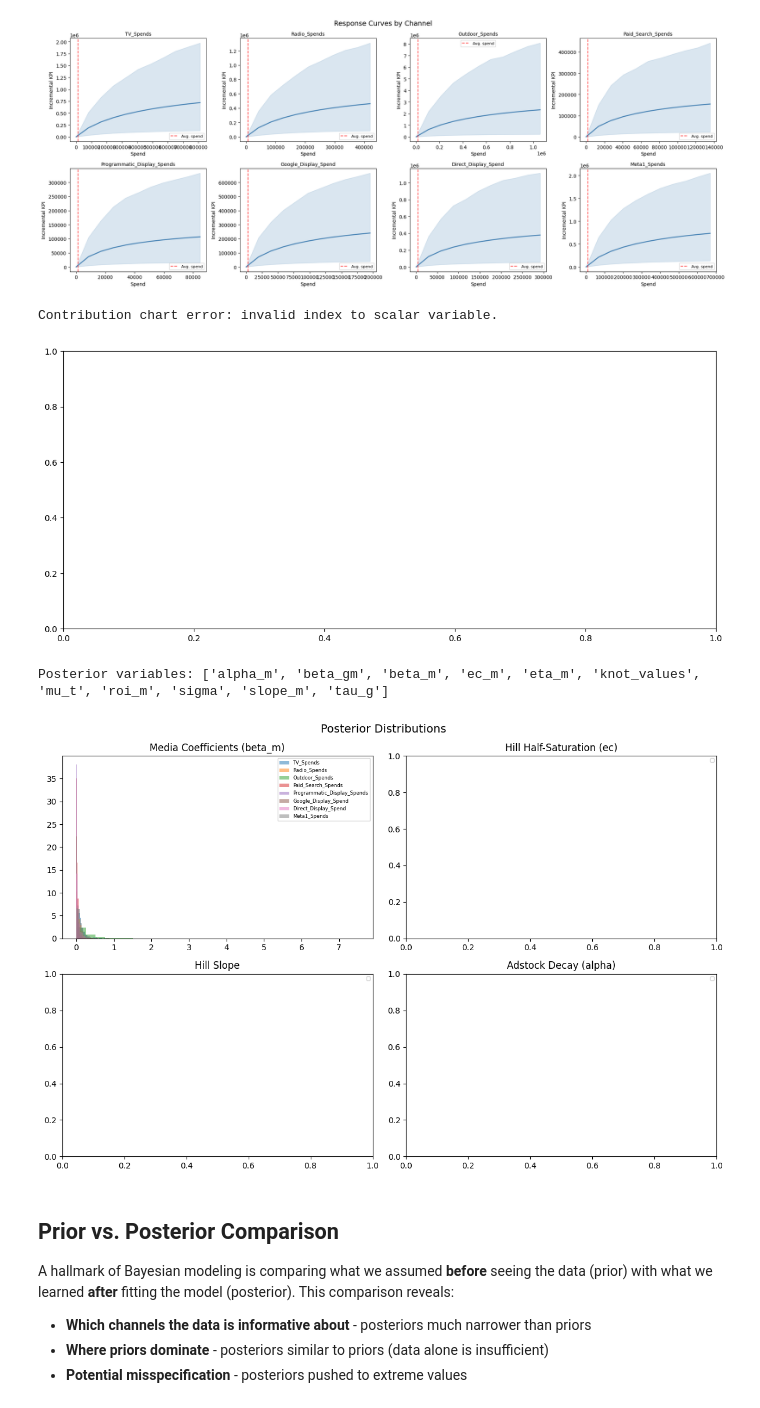
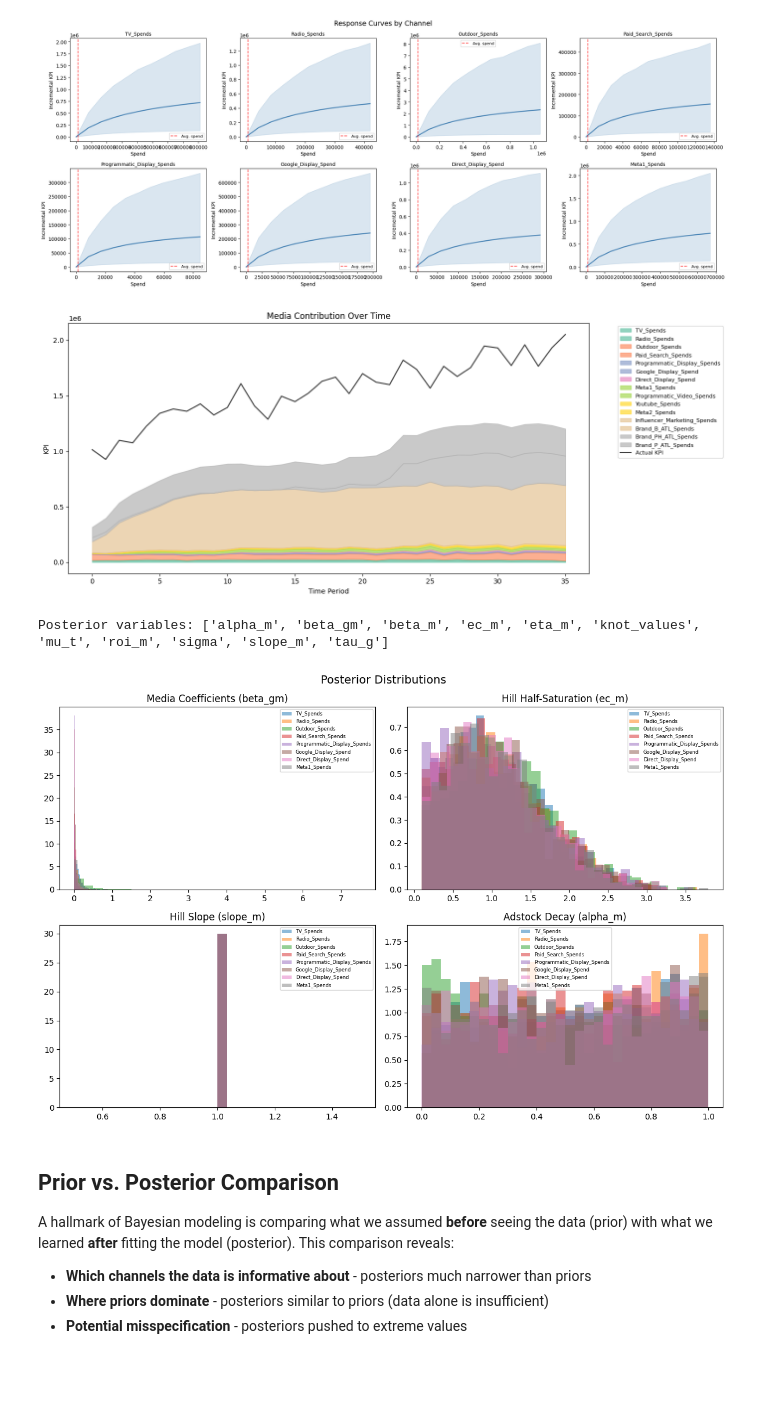
Before and after one commit to gdberrio/MarketingScience-CohortMarch26, a Jupyter notebook: week-3/session-5/session_05_meridian.ipynb, the cells around one changed output. Cells and saved outputs as stored; diff of their text form; code cells hidden in the pictures; blank space fills up the shorter version.

```diff
--- a/week-3/session-5/session_05_meridian.ipynb
+++ b/week-3/session-5/session_05_meridian.ipynb
@@ -422,40 +422,44 @@ else:
 # --- Contribution Over Time ---
 if MERIDIAN_AVAILABLE:
     try:
         analyzer = Analyzer(mmm)
-        # Get incremental outcome per channel (returns TF EagerTensor)
-        inc_outcome = analyzer.incremental_outcome(use_posterior=True)
-        # Convert to numpy: shape (n_chains, n_keep, n_geos, n_times, n_channels)
+        # Get incremental outcome per channel, keeping time dimension
+        # Default aggregate_times=True collapses time; we need per-period data
+        inc_outcome = analyzer.incremental_outcome(
+            use_posterior=True, aggregate_times=False
+        )
+        # Convert TF EagerTensor to numpy
+        # Shape: (n_chains, n_draws, n_times, n_channels) — geos aggregated
         inc_np = np.array(inc_outcome)
-        # Average across chains, draws, and geos
-        contributions = inc_np.mean(axis=(0, 1, 2))  # shape: (n_times, n_channels)
+        # Average across chains and draws → (n_times, n_channels)
+        contributions = inc_np.mean(axis=(0, 1))
 
         fig, ax = plt.subplots(figsize=(14, 6))
 
         # Stacked area chart of channel contributions
         bottom = np.zeros(n_times)
         colors = plt.cm.Set2(np.linspace(0, 1, n_media))
 
         for i, channel in enumerate(media_cols):
             contrib = np.maximum(contributions[:, i], 0)
             ax.fill_between(range(n_times), bottom, bottom + contrib,
                            alpha=0.7, label=channel, color=colors[i])
             bottom += contrib
 
         ax.plot(range(n_times), kpi_array[0, :], 'k-', linewidth=1.5, label='Actual KPI', alpha=0.8)
         ax.set_xlabel('Time Period')
         ax.set_ylabel('KPI')
         ax.set_title('Media Contribution Over Time')
         ax.legend(bbox_to_anchor=(1.05, 1), loc='upper left', fontsize=8)
         plt.tight_layout()
         plt.show()
     except Exception as e:
         print(f"Contribution chart error: {e}")
+        import traceback; traceback.print_exc()
 else:
     print("Contribution chart requires a fitted model.")
 # %% [output]
-Contribution chart error: invalid index to scalar variable.
-[figure, old version]
+[figure, new version]
 # %%
 # --- Posterior Distributions for Key Parameters ---
 if MERIDIAN_AVAILABLE:
@@ -470,40 +474,47 @@ if MERIDIAN_AVAILABLE:
         fig, axes = plt.subplots(2, 2, figsize=(12, 8))
         n_show = min(n_media, 8)  # limit channels shown for readability
 
-        # Media coefficients (beta_m)
+        # Meridian 1.4.0 parameter names:
+        #   beta_gm  — geo-level media coefficients (geo, media_channel)
+        #   ec_m     — Hill half-saturation
+        #   slope_m  — Hill slope
+        #   alpha_m  — adstock decay
+
+        # Media coefficients (beta_gm)
         ax = axes[0, 0]
-        if 'beta_m' in posterior:
+        beta_key = 'beta_gm' if 'beta_gm' in posterior else 'beta_m'
+        if beta_key in posterior:
             for i in range(n_show):
-                samples = posterior['beta_m'].isel(media_channel=i).values.flatten()
+                samples = posterior[beta_key].isel(media_channel=i).values.flatten()
                 ax.hist(samples, bins=30, alpha=0.5, label=media_cols[i], density=True)
-        ax.set_title('Media Coefficients (beta_m)')
+        ax.set_title(f'Media Coefficients ({beta_key})')
         ax.legend(fontsize=6)
 
         # Hill EC (half-saturation)
         ax = axes[0, 1]
-        if 'ec' in posterior:
+        if 'ec_m' in posterior:
             for i in range(n_show):
-                samples = posterior['ec'].isel(media_channel=i).values.flatten()
+                samples = posterior['ec_m'].isel(media_channel=i).values.flatten()
                 ax.hist(samples, bins=30, alpha=0.5, label=media_cols[i], density=True)
-        ax.set_title('Hill Half-Saturation (ec)')
+        ax.set_title('Hill Half-Saturation (ec_m)')
         ax.legend(fontsize=6)
 
         # Hill slope
         ax = axes[1, 0]
-        if 'slope' in posterior:
+        if 'slope_m' in posterior:
             for i in range(n_show):
-                samples = posterior['slope'].isel(media_channel=i).values.flatten()
+                samples = posterior['slope_m'].isel(media_channel=i).values.flatten()
                 ax.hist(samples, bins=30, alpha=0.5, label=media_cols[i], density=True)
-        ax.set_title('Hill Slope')
+        ax.set_title('Hill Slope (slope_m)')
         ax.legend(fontsize=6)
 
-        # Adstock decay (alpha)
+        # Adstock decay (alpha_m)
         ax = axes[1, 1]
-        if 'alpha' in posterior:
+        if 'alpha_m' in posterior:
             for i in range(n_show):
-                samples = posterior['alpha'].isel(media_channel=i).values.flatten()
+                samples = posterior['alpha_m'].isel(media_channel=i).values.flatten()
                 ax.hist(samples, bins=30, alpha=0.5, label=media_cols[i], density=True)
-        ax.set_title('Adstock Decay (alpha)')
+        ax.set_title('Adstock Decay (alpha_m)')
         ax.legend(fontsize=6)
 
         plt.suptitle('Posterior Distributions', fontsize=14)
@@ -511,16 +522,17 @@ if MERIDIAN_AVAILABLE:
         plt.show()
     except Exception as e:
         print(f"Posterior visualization error: {e}")
+        import traceback; traceback.print_exc()
 else:
     print("Posterior distributions require a fitted model.")
     print("\nKey parameters to examine:")
-    print("  - beta_m: channel effectiveness (higher = more impact per unit)")
-    print("  - ec: half-saturation point (higher = more headroom before saturation)")
-    print("  - slope: saturation steepness (higher = sharper diminishing returns)")
-    print("  - alpha: adstock decay rate (higher = effects persist longer)")
+    print("  - beta_gm: channel effectiveness (higher = more impact per unit)")
+    print("  - ec_m: half-saturation point (higher = more headroom before saturation)")
+    print("  - slope_m: saturation steepness (higher = sharper diminishing returns)")
+    print("  - alpha_m: adstock decay rate (higher = effects persist longer)")
 # %% [output]
 Posterior variables: ['alpha_m', 'beta_gm', 'beta_m', 'ec_m', 'eta_m', 'knot_values', 'mu_t', 'roi_m', 'sigma', 'slope_m', 'tau_g']
-[figure, old version]
+[figure, new version]
 # %% [markdown]
 ## Prior vs. Posterior Comparison
 
```
Also changed, not shown: parts of 1 cell of this notebook.
